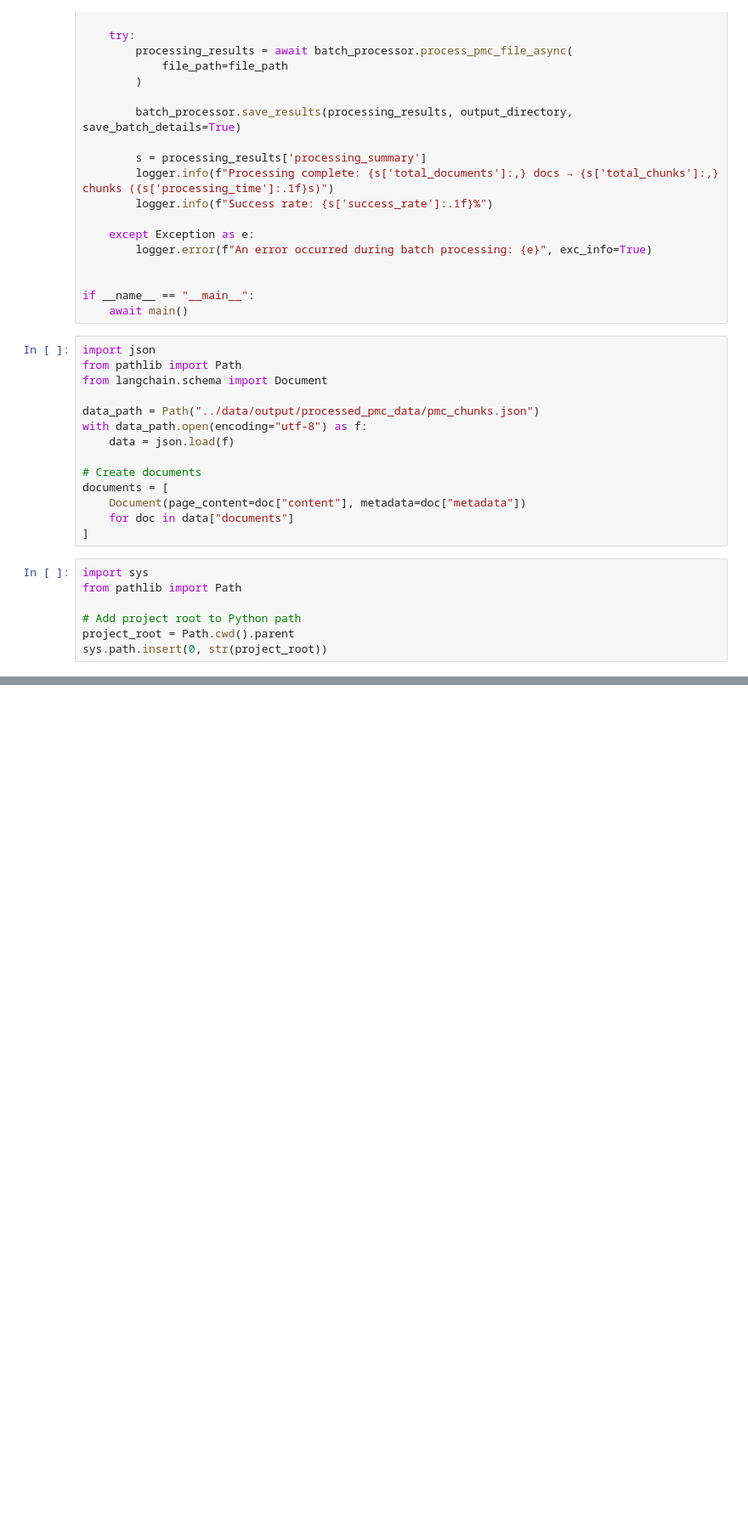
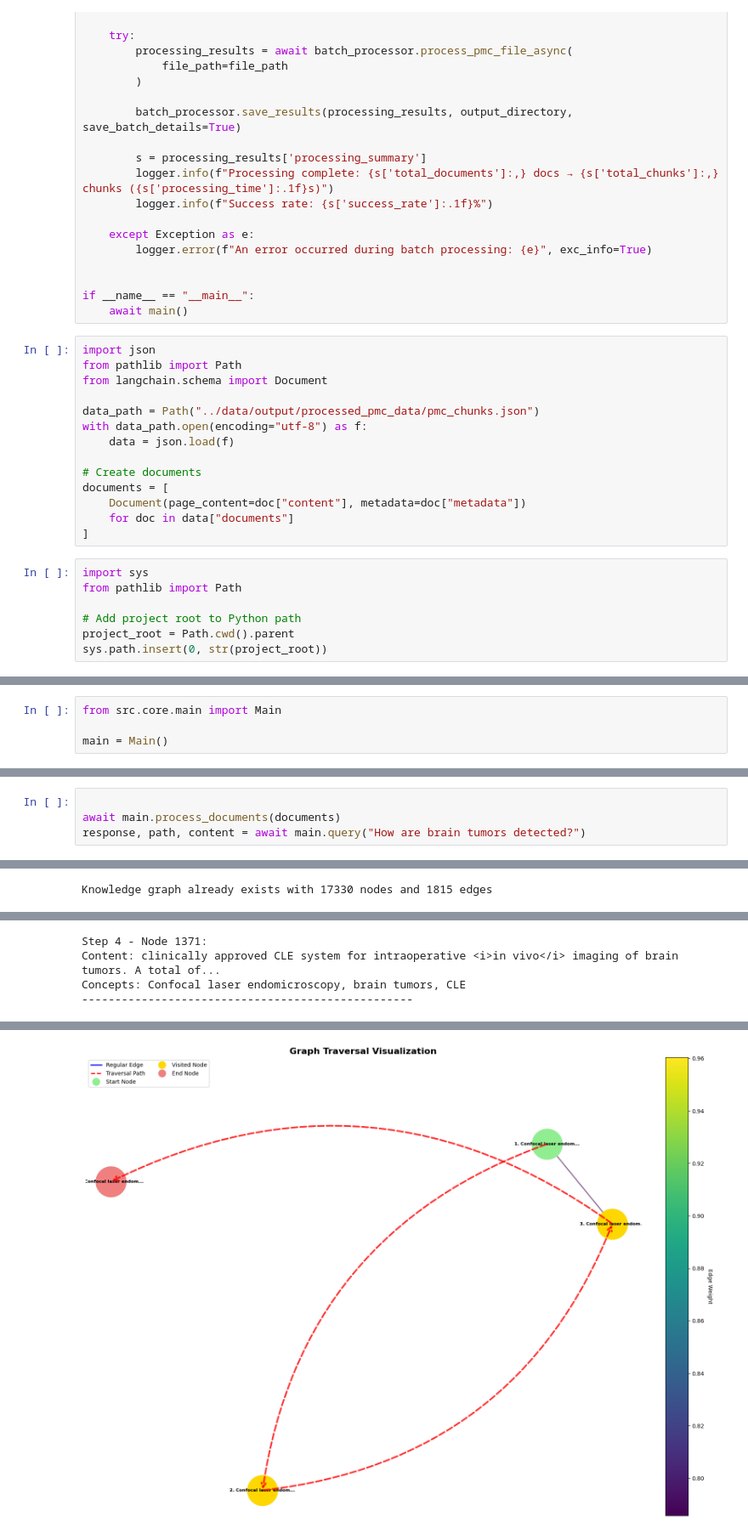
Before and after one commit to Chrisolande/Medical-Research-Assistant, a Jupyter notebook: notebooks/notebook.ipynb, the cells around one changed output, grey strips where cells are left out. Shown at 85% size. Cells and saved outputs as stored; diff of their text form; blank space fills up the shorter version.

```diff
--- a/notebooks/notebook.ipynb
+++ b/notebooks/notebook.ipynb
@@ -1196,0 +84,4 @@ print(ragas.__version__)
+# %%
+from src.core.main import Main
+
+main = Main()
@@ -1196,0 +117,5 @@ print(ragas.__version__)
+# %%
+
+await main.process_documents(documents)
+response, path, content = await main.query("How are brain tumors detected?")
+# %% [output]
@@ -1196,0 +127 @@ print(ragas.__version__)
+Knowledge graph already exists with 17330 nodes and 1815 edges
@@ -1196,0 +153,4 @@ print(ragas.__version__)
+Step 4 - Node 1371:
+Content: clinically approved CLE system for intraoperative <i>in vivo</i> imaging of brain tumors. A total of...
+Concepts: Confocal laser endomicroscopy, brain tumors, CLE
+--------------------------------------------------
@@ -1196,0 +175 @@ print(ragas.__version__)
+[figure, added]
```
Also changed, not shown: parts of 37 cells of this notebook, 1 other file.
